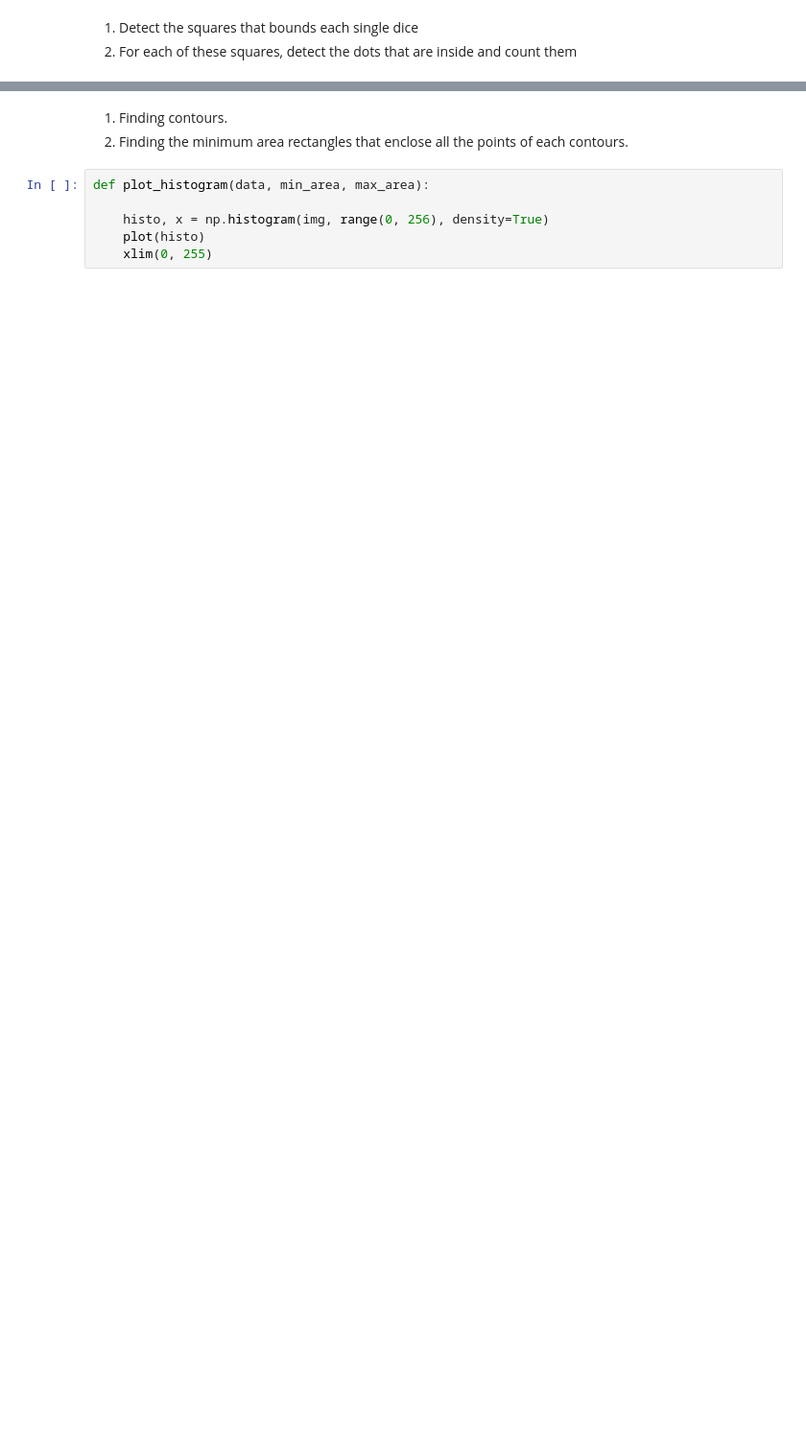
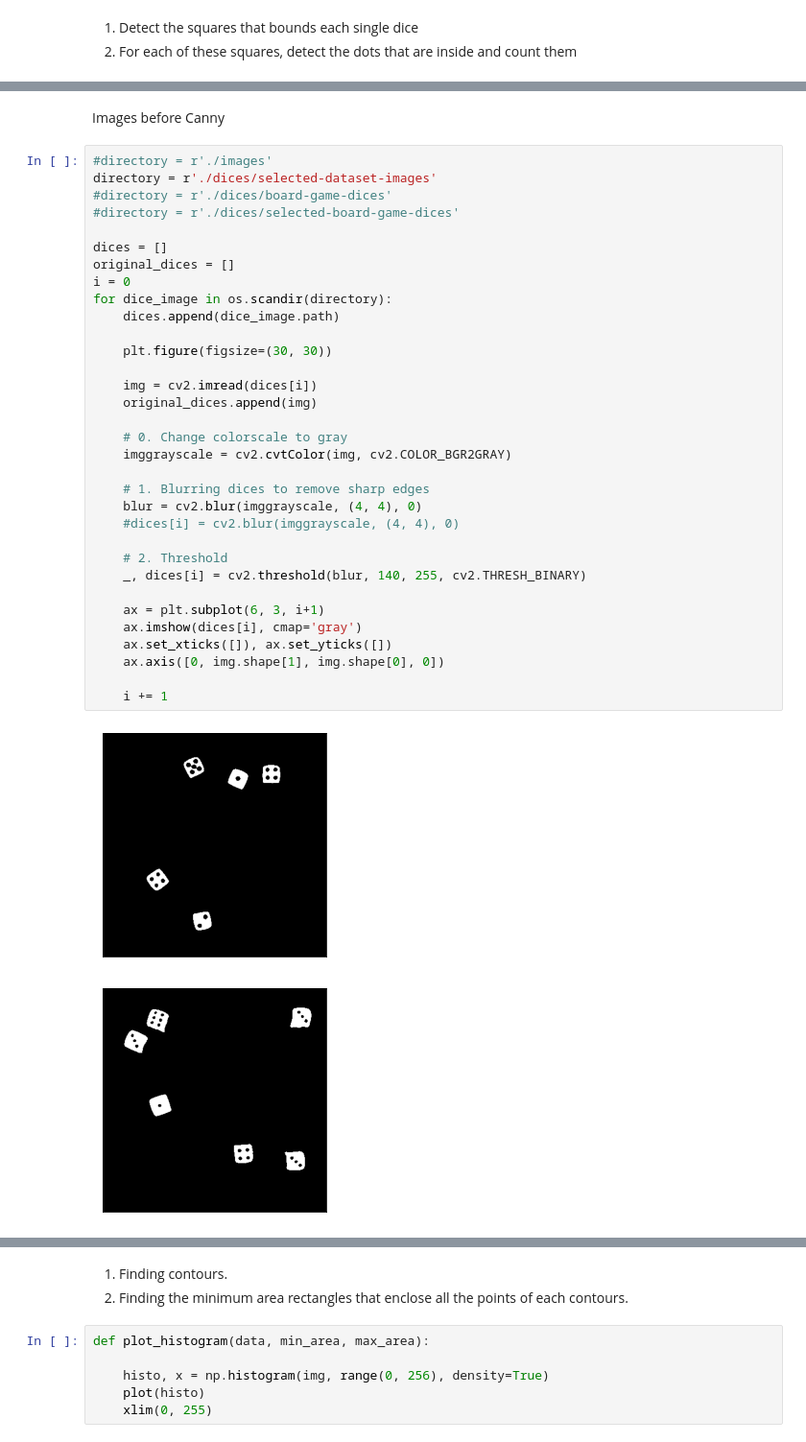
Before and after one commit to kasiabadio/image-recognition, a Jupyter notebook: dices.ipynb, the cells around one changed output, grey strips where cells are left out. Shown at 96% size. Cells and saved outputs as stored; diff of their text form; blank space fills up the shorter version.

```diff
--- a/dices.ipynb
+++ b/dices.ipynb
@@ -8,0 +10,38 @@ from matplotlib import pylab as plt
+# %% [markdown]
+Images before Canny
+# %%
+#directory = r'./images'
+directory = r'./dices/selected-dataset-images'
+#directory = r'./dices/board-game-dices'
+#directory = r'./dices/selected-board-game-dices'
+
+dices = []
+original_dices = []
+i = 0
+for dice_image in os.scandir(directory):
+    dices.append(dice_image.path)
+
+    plt.figure(figsize=(30, 30))
+
+    img = cv2.imread(dices[i])
+    original_dices.append(img)
+
+    # 0. Change colorscale to gray
+    imggrayscale = cv2.cvtColor(img, cv2.COLOR_BGR2GRAY)
+
+    # 1. Blurring dices to remove sharp edges
+    blur = cv2.blur(imggrayscale, (4, 4), 0)
+    #dices[i] = cv2.blur(imggrayscale, (4, 4), 0)
+
+    # 2. Threshold
+    _, dices[i] = cv2.threshold(blur, 140, 255, cv2.THRESH_BINARY)
+
+    ax = plt.subplot(6, 3, i+1)
+    ax.imshow(dices[i], cmap='gray')
+    ax.set_xticks([]), ax.set_yticks([])
+    ax.axis([0, img.shape[1], img.shape[0], 0])
+
+    i += 1
+# %% [output]
+[figure, added]
+[figure, added]
```
Also changed, not shown: parts of 7 cells of this notebook, 9 other files.
